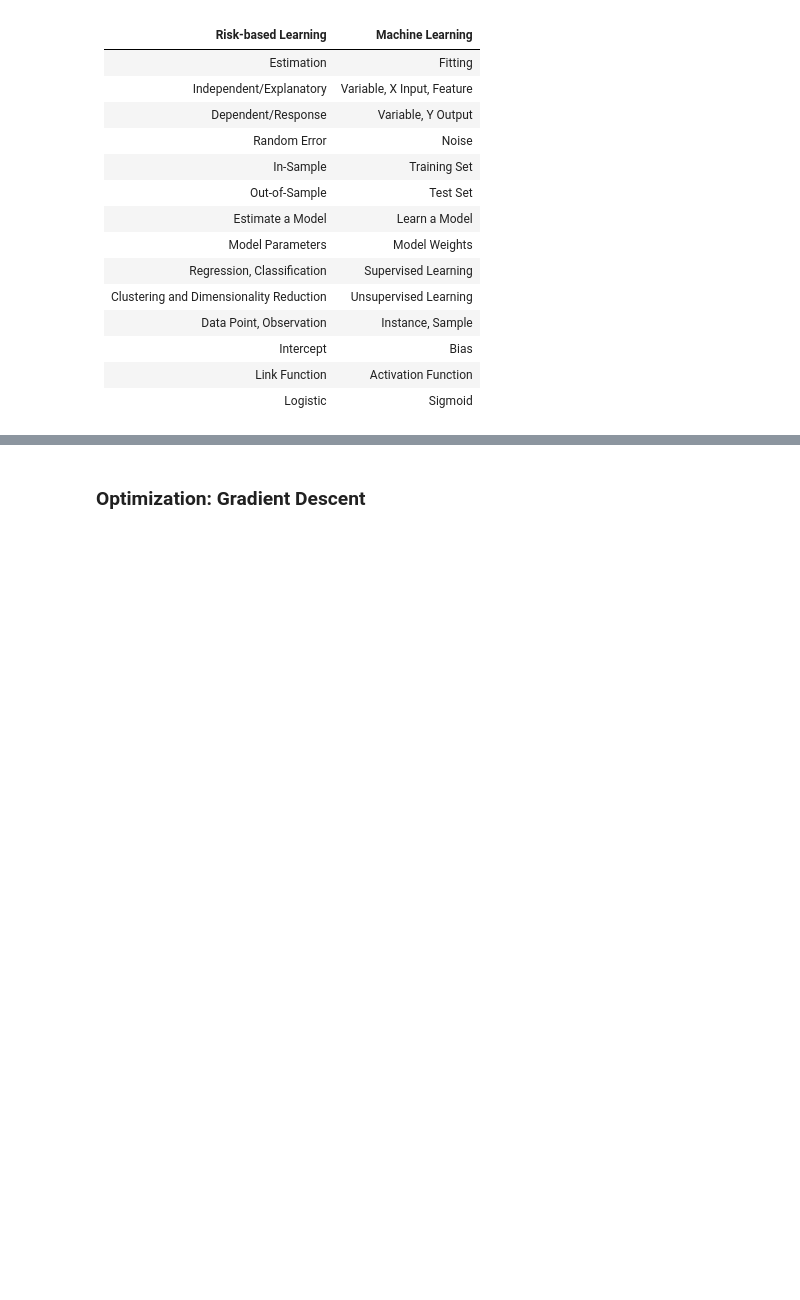
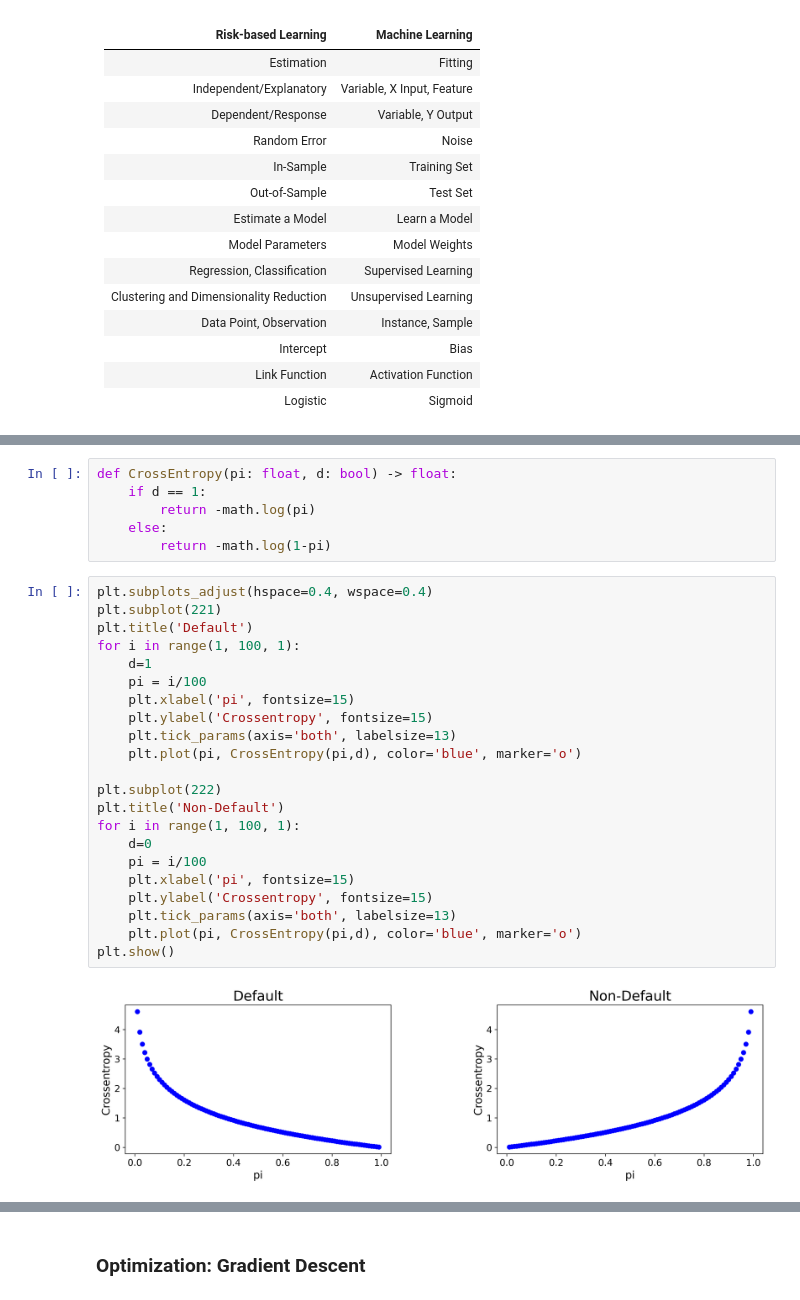
Before and after one commit to lktuan/deep_credit_risk, a Jupyter notebook: notebooks/part1_principle_of_data_learning.ipynb, the cells around one changed output, grey strips where cells are left out. Cells and saved outputs as stored; diff of their text form; blank space fills up the shorter version.

```diff
--- a/notebooks/part1_principle_of_data_learning.ipynb
+++ b/notebooks/part1_principle_of_data_learning.ipynb
@@ -1423,0 +1485,30 @@ plt.rcParams.update({'font.size': 16})
+# %%
+def CrossEntropy(pi: float, d: bool) -> float:
+    if d == 1:
+        return -math.log(pi)
+    else:
+        return -math.log(1-pi)
+# %%
+plt.subplots_adjust(hspace=0.4, wspace=0.4)
+plt.subplot(221)
+plt.title('Default')
+for i in range(1, 100, 1):
+    d=1
+    pi = i/100
+    plt.xlabel('pi', fontsize=15)
+    plt.ylabel('Crossentropy', fontsize=15)
+    plt.tick_params(axis='both', labelsize=13)
+    plt.plot(pi, CrossEntropy(pi,d), color='blue', marker='o')
+
+plt.subplot(222)
+plt.title('Non-Default')
+for i in range(1, 100, 1):
+    d=0
+    pi = i/100
+    plt.xlabel('pi', fontsize=15)
+    plt.ylabel('Crossentropy', fontsize=15)
+    plt.tick_params(axis='both', labelsize=13)
+    plt.plot(pi, CrossEntropy(pi,d), color='blue', marker='o')
+plt.show()
+# %% [output]
+[figure, added]
```
Also changed, not shown: parts of 15 cells of this notebook, 1 other file.
